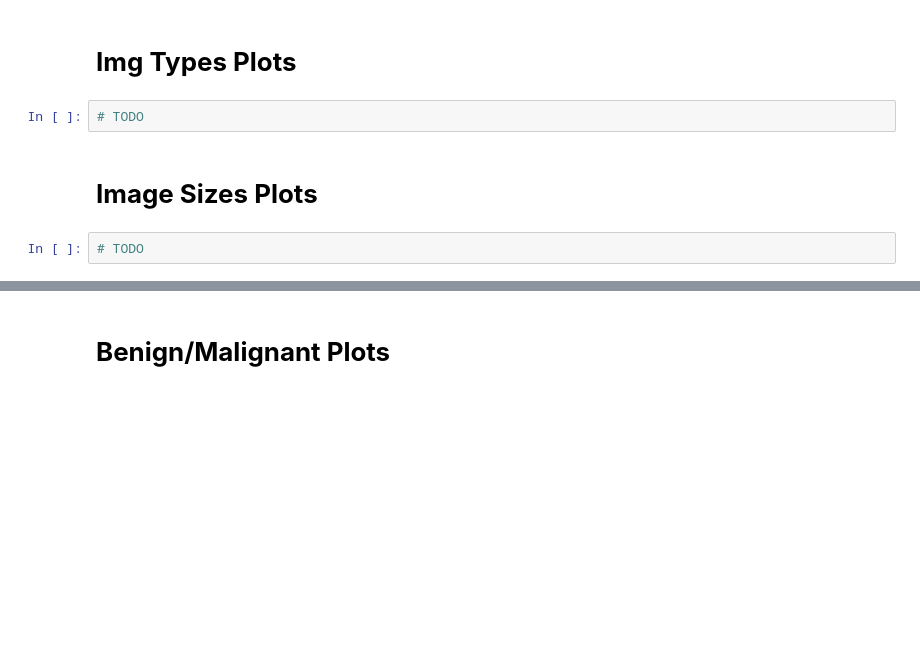
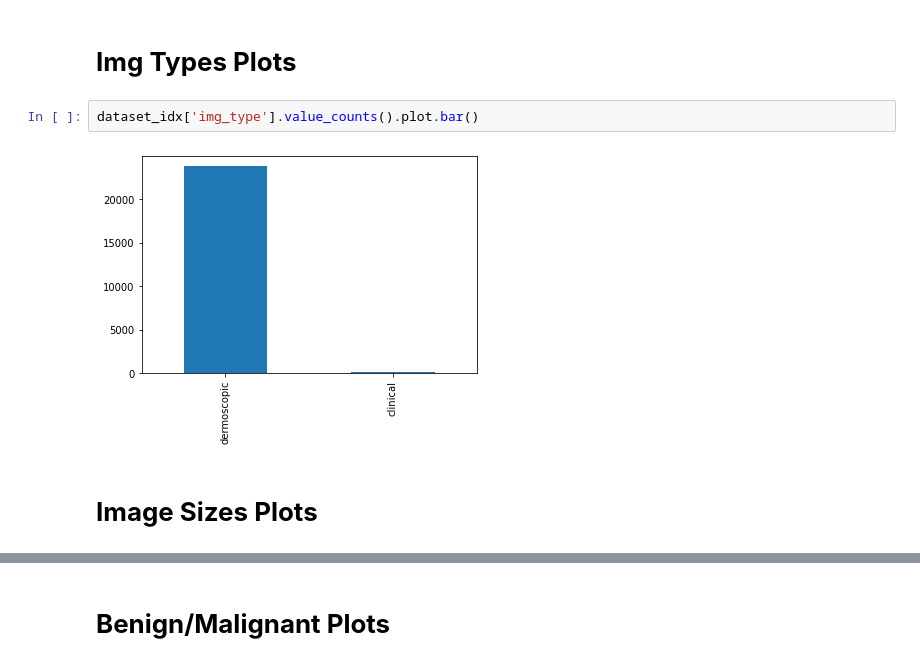
Before and after one commit to rjanuzi/tf_gans, a Jupyter notebook: dataset/dataset_eda.ipynb, the cells around one changed output, grey strips where cells are left out. Cells and saved outputs as stored; diff of their text form; blank space fills up the shorter version.

```diff
--- a/dataset/dataset_eda.ipynb
+++ b/dataset/dataset_eda.ipynb
@@ -101,9 +106,9 @@ dataset_idx.melanocytic.unique()
 array([True, nan, False], dtype=object)
 # %% [markdown]
 # **Img Types Plots**
-# %%
-# TODO
+# %%
+dataset_idx['img_type'].value_counts().plot.bar()
+# %% [output]
+[figure, added]
 # %% [markdown]
 # **Image Sizes Plots**
-# %%
-# TODO
```
Also changed, not shown: parts of 8 cells of this notebook.
